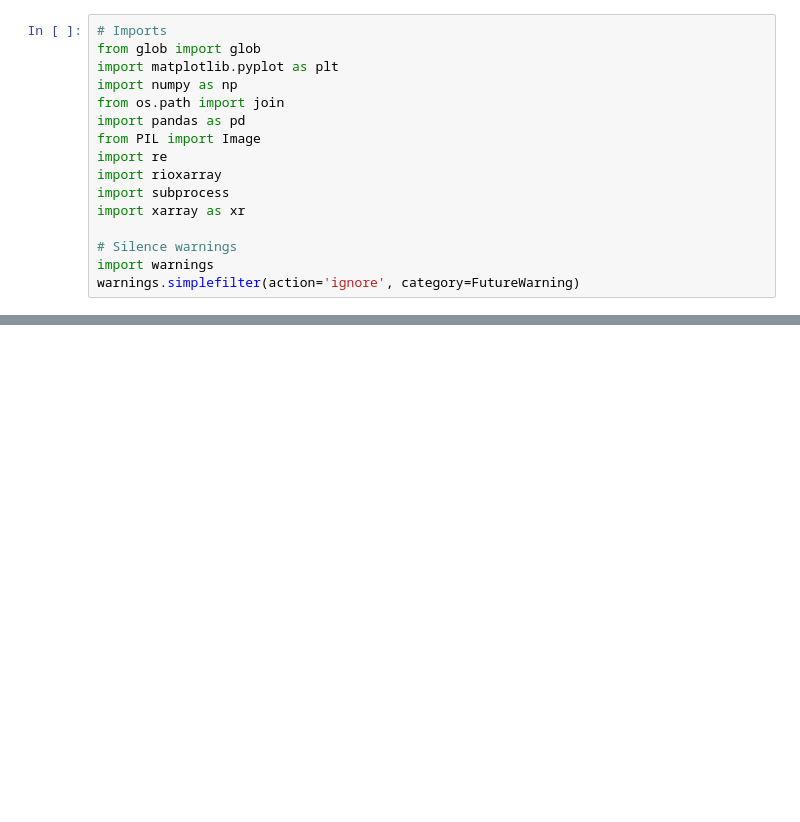
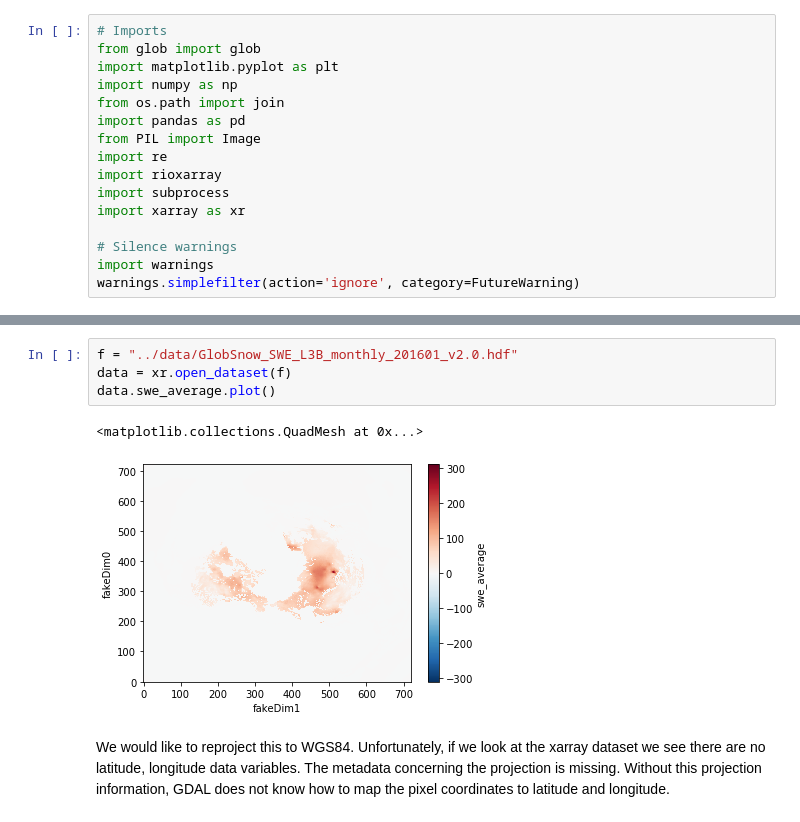
Before and after one commit to geohackweek/ghw2019_SnowAtlas, a Jupyter notebook: notebooks/SnowAtlas.ipynb, the cells around one changed output, grey strips where cells are left out. Cells and saved outputs as stored; diff of their text form; blank space fills up the shorter version.

```diff
--- a/notebooks/SnowAtlas.ipynb
+++ b/notebooks/SnowAtlas.ipynb
@@ -16,0 +25,9 @@ warnings.simplefilter(action='ignore', category=FutureWarning)
+# %%
+f = "../data/GlobSnow_SWE_L3B_monthly_201601_v2.0.hdf"
+data = xr.open_dataset(f)
+data.swe_average.plot()
+# %% [output]
+<matplotlib.collections.QuadMesh at 0x...>
+[figure, added]
+# %% [markdown]
+We would like to reproject this to WGS84. Unfortunately, if we look at the xarray dataset we see there are no latitude, longitude data variables. The metadata concerning the projection is missing. Without this projection information, GDAL does not know how to map the pixel coordinates to latitude and longitude.
```
Also changed, not shown: parts of 8 cells of this notebook.
